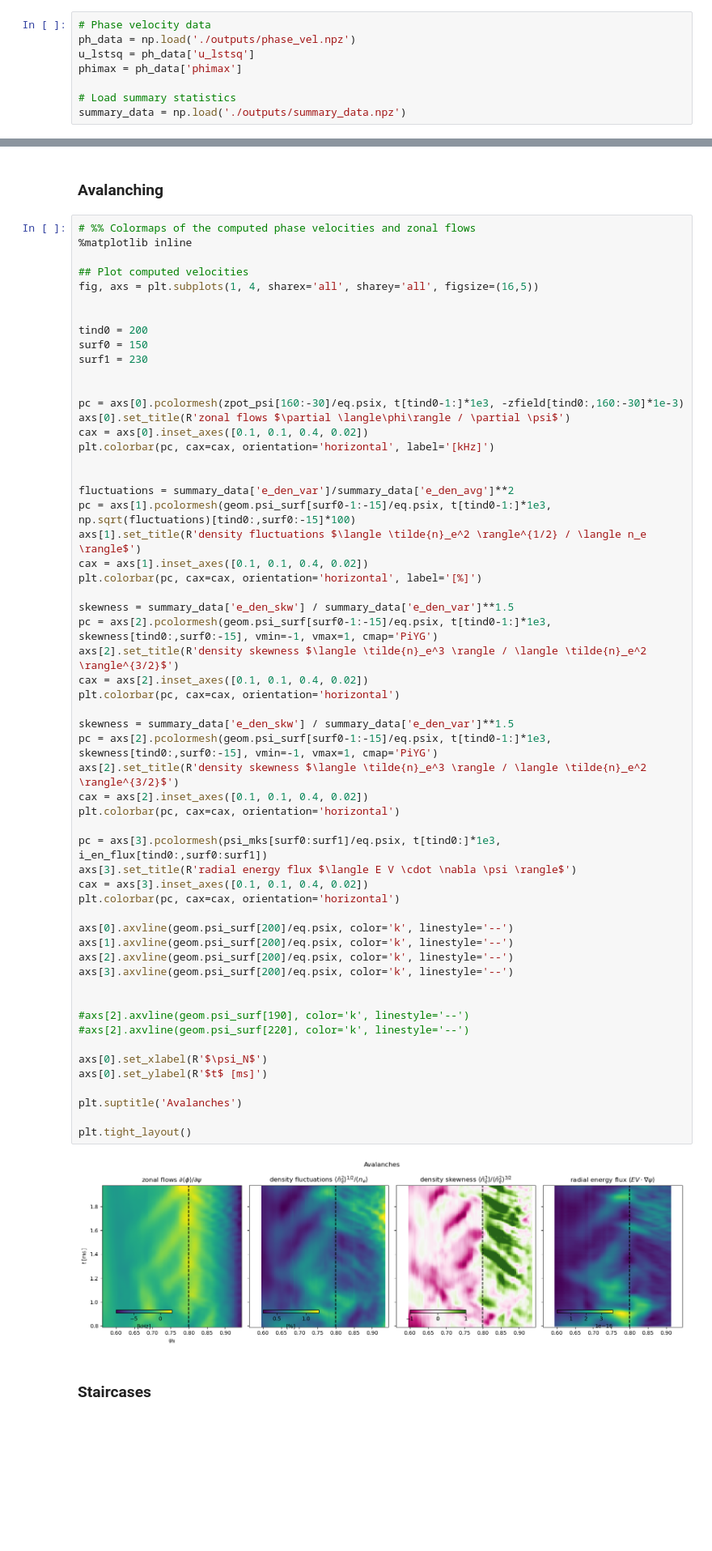
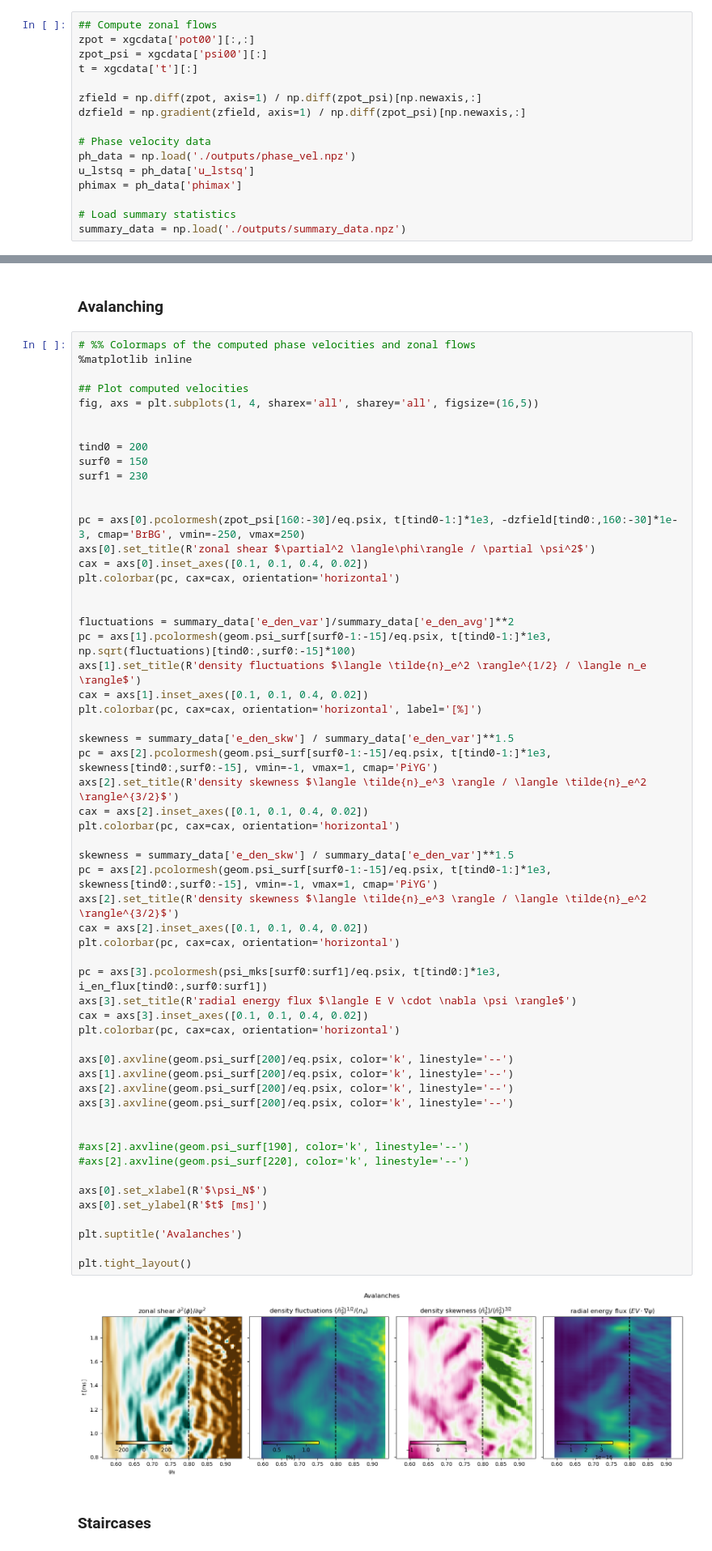
Before and after one commit to Maplenormandy/c1lgkt, a Jupyter notebook: bin/lco_analysis.ipynb, the cells around one changed output, grey strips where cells are left out. Shown at 81% size. Cells and saved outputs as stored; diff of their text form; blank space fills up the shorter version.

Commit message:
Start of publication-quality figures

```diff
--- a/bin/lco_analysis.ipynb
+++ b/bin/lco_analysis.ipynb
@@ -53,4 +42,12 @@ zfield = np.diff(zpot, axis=1) / np.diff(zpot_psi)[np.newaxis,:]
 # %%
+## Compute zonal flows
+zpot = xgcdata['pot00'][:,:]
+zpot_psi = xgcdata['psi00'][:]
+t = xgcdata['t'][:]
+
+zfield = np.diff(zpot, axis=1) / np.diff(zpot_psi)[np.newaxis,:]
+dzfield = np.gradient(zfield, axis=1) / np.diff(zpot_psi)[np.newaxis,:]
+
 # Phase velocity data
 ph_data = np.load('./outputs/phase_vel.npz')
 u_lstsq = ph_data['u_lstsq']
@@ -98,10 +95,10 @@ surf0 = 150
 surf1 = 230
 
 
-pc = axs[0].pcolormesh(zpot_psi[160:-30]/eq.psix, t[tind0-1:]*1e3, -zfield[tind0:,160:-30]*1e-3)
-axs[0].set_title(R'zonal flows $\partial \langle\phi\rangle / \partial \psi$')
+pc = axs[0].pcolormesh(zpot_psi[160:-30]/eq.psix, t[tind0-1:]*1e3, -dzfield[tind0:,160:-30]*1e-3, cmap='BrBG', vmin=-250, vmax=250)
+axs[0].set_title(R'zonal shear $\partial^2 \langle\phi\rangle / \partial \psi^2$')
 cax = axs[0].inset_axes([0.1, 0.1, 0.4, 0.02])
-plt.colorbar(pc, cax=cax, orientation='horizontal', label='[kHz]')
+plt.colorbar(pc, cax=cax, orientation='horizontal')
 
 
 fluctuations = summary_data['e_den_var']/summary_data['e_den_avg']**2
@@ -116,34 +113,34 @@ axs[2].set_title(R'density skewness $\langle \tilde{n}_e^3 \rangle / \langle \ti
 cax = axs[2].inset_axes([0.1, 0.1, 0.4, 0.02])
 plt.colorbar(pc, cax=cax, orientation='horizontal')
 
 skewness = summary_data['e_den_skw'] / summary_data['e_den_var']**1.5
 pc = axs[2].pcolormesh(geom.psi_surf[surf0-1:-15]/eq.psix, t[tind0-1:]*1e3, skewness[tind0:,surf0:-15], vmin=-1, vmax=1, cmap='PiYG')
 axs[2].set_title(R'density skewness $\langle \tilde{n}_e^3 \rangle / \langle \tilde{n}_e^2 \rangle^{3/2}$')
 cax = axs[2].inset_axes([0.1, 0.1, 0.4, 0.02])
 plt.colorbar(pc, cax=cax, orientation='horizontal')
 
 pc = axs[3].pcolormesh(psi_mks[surf0:surf1]/eq.psix, t[tind0:]*1e3, i_en_flux[tind0:,surf0:surf1])
 axs[3].set_title(R'radial energy flux $\langle E V \cdot \nabla \psi \rangle$')
 cax = axs[3].inset_axes([0.1, 0.1, 0.4, 0.02])
 plt.colorbar(pc, cax=cax, orientation='horizontal')
 
 axs[0].axvline(geom.psi_surf[200]/eq.psix, color='k', linestyle='--')
 axs[1].axvline(geom.psi_surf[200]/eq.psix, color='k', linestyle='--')
 axs[2].axvline(geom.psi_surf[200]/eq.psix, color='k', linestyle='--')
 axs[3].axvline(geom.psi_surf[200]/eq.psix, color='k', linestyle='--')
 
 
 #axs[2].axvline(geom.psi_surf[190], color='k', linestyle='--')
 #axs[2].axvline(geom.psi_surf[220], color='k', linestyle='--')
 
 axs[0].set_xlabel(R'$\psi_N$')
 axs[0].set_ylabel(R'$t$ [ms]')
 
 plt.suptitle('Avalanches')
 
 plt.tight_layout()
 # %% [output]
-[figure, old version]
+[figure, new version]
 # %% [markdown]
 ### Staircases
 # %%
```
Also changed, not shown: parts of 6 cells of this notebook, 1 other file.
